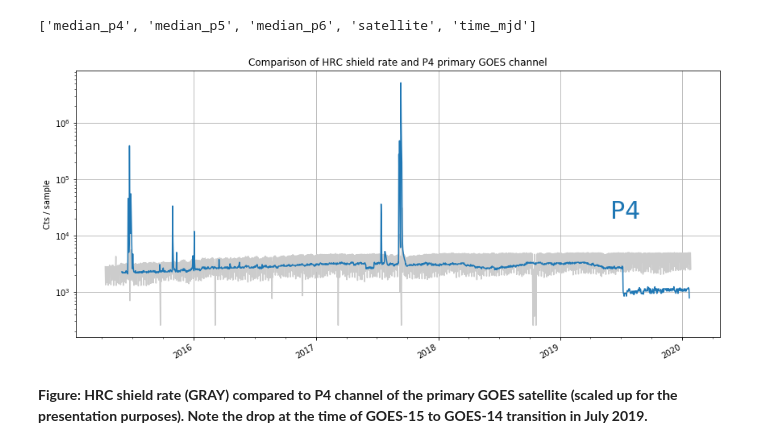
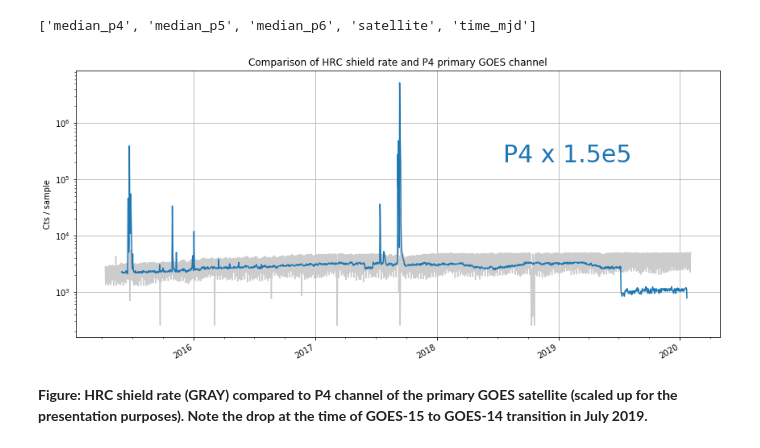
Before and after one commit to chandra-mta/mtanb, a Jupyter notebook: g16-hrc-proxy/2shldart_vs_P5.ipynb, the cells around one changed output. Saved outputs shown, nothing was run; the diff lists cells and outputs as text; code cells hidden in the pictures.

```diff
--- a/g16-hrc-proxy/2shldart_vs_P5.ipynb
+++ b/g16-hrc-proxy/2shldart_vs_P5.ipynb
@@ -7,7 +7,7 @@ from Ska.engarchive import fetch as fetch
 from Ska.Matplotlib import plot_cxctime
 from Chandra.Time import DateTime
 # %%
-def plot_hrc_shield(times, vals, color='C0', marker=None, linestyle='solid'):
+def plot_hrc_shield(times, vals, color='C0', marker=None, linestyle='solid', scale='log'):
     secs = times
     hrc_shield = vals
     bad = hrc_shield < 0.1
@@ -23,7 +23,7 @@ def plot_hrc_shield(times, vals, color='C0', marker=None, linestyle='solid'):
     #ax.set_ylim(min(hrc_shield.min() * 0.5, 10.0),
     #            max(hrc_shield.max() * 2, 300.))
     #plt.plot([xlims[0] - dx, xlims[1] + dx], [235, 235], '--r')
-    ax.set_yscale('log')
+    ax.set_yscale(scale)
     plt.grid()
     #plt.title('GOES proxy for HRC shield rate / 256')
     plt.ylabel('Cts / sample')
@@ -92,10 +92,10 @@ dat = fetch.Msid('2shldart', '2015:100:00:00:00', stat='daily')
 # %%
 plt.figure(figsize=(12, 6))
 plot_hrc_shield(dat.times, dat.vals, color='#cccccc')
 plot_cxctime(DateTime(t['time_mjd'], format='mjd').secs, t['median_p4'] * 1.5e5, color='C0')
 plt.title('Comparison of HRC shield rate and P4 primary GOES channel')
-plt.text(DateTime('2019:150:00:00:00').plotdate, 2e4, 'P4', fontsize=30, color='C0');
+plt.text(DateTime('2018:200:00:00:00').plotdate, 2e5, 'P4 x 1.5e5', fontsize=30, color='C0');
 # %% [output]
-[figure, old version]
+[figure, new version]
 # %% [markdown]
 __Figure: HRC shield rate (GRAY) compared to P4 channel of the primary GOES satellite (scaled up for the presentation purposes). Note the drop at the time of GOES-15 to GOES-14 transition in July 2019.__
```
Also changed, not shown: parts of 9 cells of this notebook, 1 other file.
